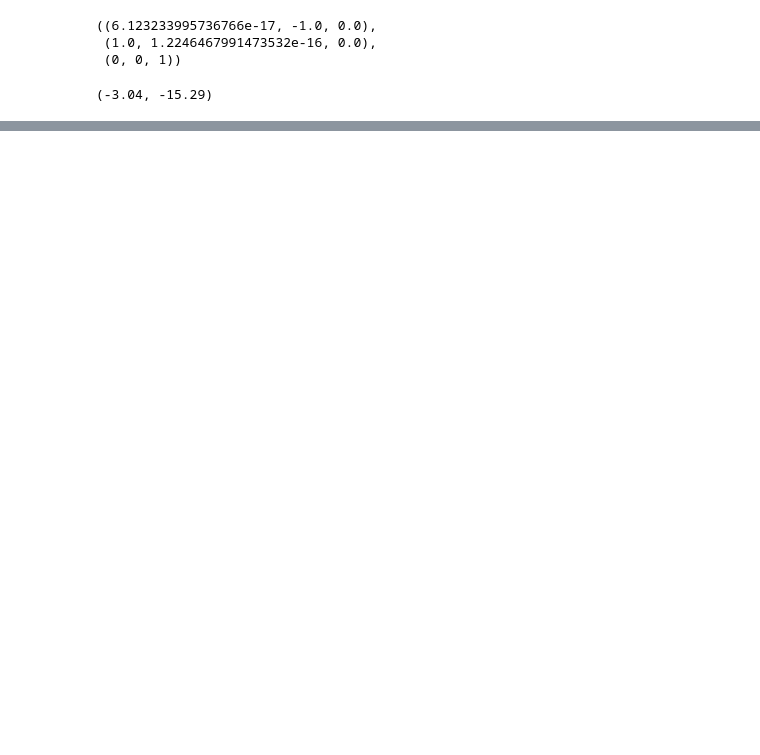
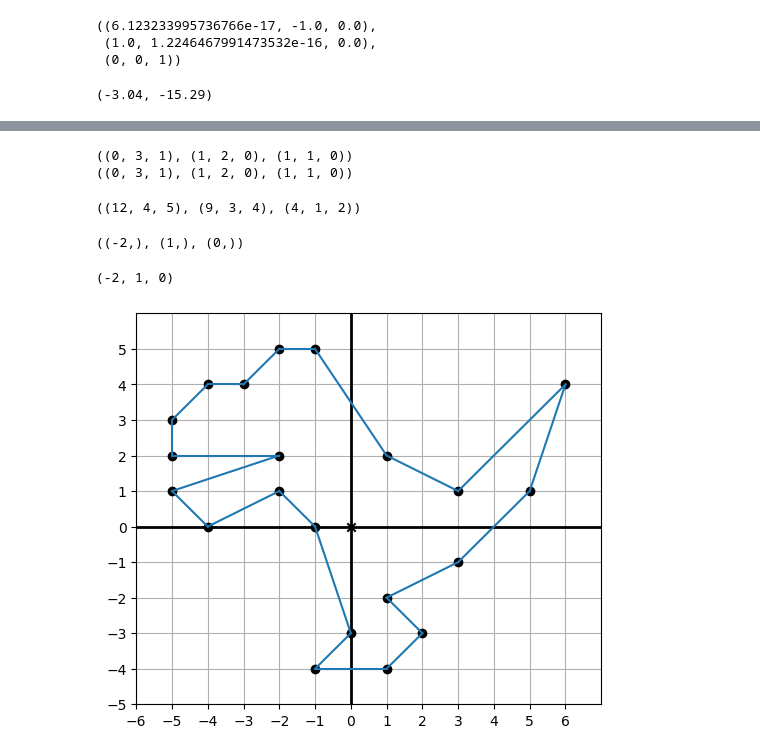
Before and after one commit to quinnphil/math-for-programmers, a Jupyter notebook: C05/C05 - Computing transformations with matrices.ipynb, the cells around one changed output, grey strips where cells are left out. Saved outputs shown, nothing was run; the diff lists cells and outputs as text; code cells hidden in the pictures; blank space fills up the shorter version.

```diff
--- a/C05/C05 - Computing transformations with matrices.ipynb
+++ b/C05/C05 - Computing transformations with matrices.ipynb
@@ -166,0 +175,55 @@ matrix_multiply(B,A)=((-5, -2, -4), (4, 0, 5), (-1, -2, 2))
+# %%
+# Exercise 5.10
+a = ((1,1,0),(1,0,1),(1,-1,1))
+b = ((0,2,1),(0,1,0),(1,0,-1))
+
+def transform_a(v):
+    return multiply_matrix_vector(a,v)
+
+def transform_b(v):
+    return multiply_matrix_vector(b, v)
+compose_a_b = compose(transform_a, transform_b)
+
+print(infer_matrix(3, compose_a_b))
+
+print(matrix_multiply(a,b))
+# %% [output]
+((0, 3, 1), (1, 2, 0), (1, 1, 0))
+((0, 3, 1), (1, 2, 0), (1, 1, 0))
+# %%
+# Exercise 5.12
+def matrix_power(power, matrix):
+    result=matrix
+    for _ in range(1, power):
+        result = matrix_multiply(result,matrix)
+    return result
+
+matrix_power(5,a)
+# %% [output]
+((12, 4, 5), (9, 3, 4), (4, 1, 2))
+# %%
+c = ((-1, -1, 0), (-2,1,2),(1,0,-1))
+d = ((1,),(1,),(1,))
+matrix_multiply(c,d)
+# %% [output]
+((-2,), (1,), (0,))
+# %%
+c = ((-1, -1, 0), (-2,1,2),(1,0,-1))
+d = ((1,),(1,),(1,))
+multiply_matrix_vector(c,(1,1,1))
+# %% [output]
+(-2, 1, 0)
+# %%
+#5.3.1 Dino back
+from vector_drawing import *
+dino_vectors = [(6,4), (3,1), (1,2), (-1,5), (-2,5), (-3,4), (-4,4),
+    (-5,3), (-5,2), (-2,2), (-5,1), (-4,0), (-2,1), (-1,0), (0,-3),
+    (-1,-4), (1,-4), (2,-3), (1,-2), (3,-1), (5,1)
+]
+
+draw(
+    Points(*dino_vectors),
+    Polygon(*dino_vectors)
+)
+# %% [output]
+[figure, added]
```
Also changed, not shown: parts of 7 cells of this notebook, 1 other file.
